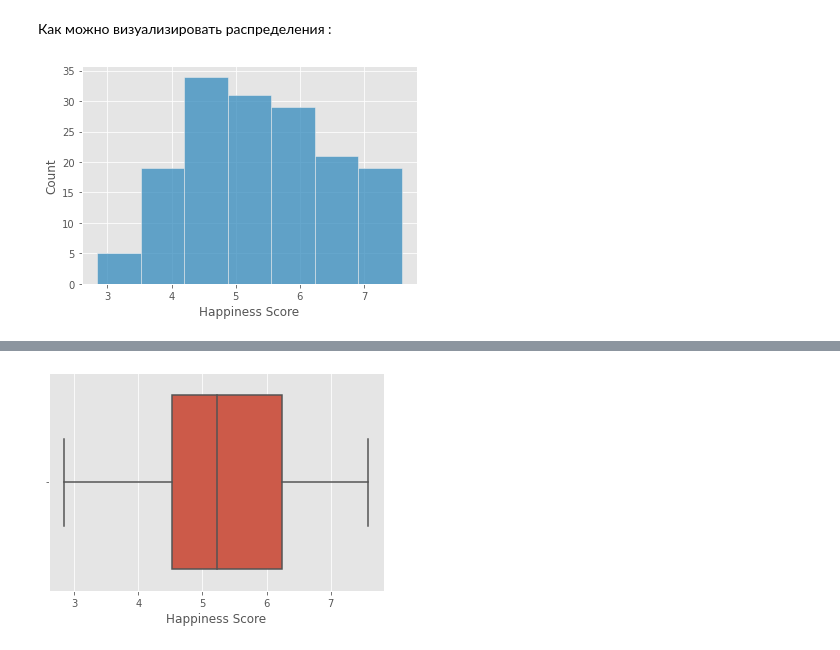
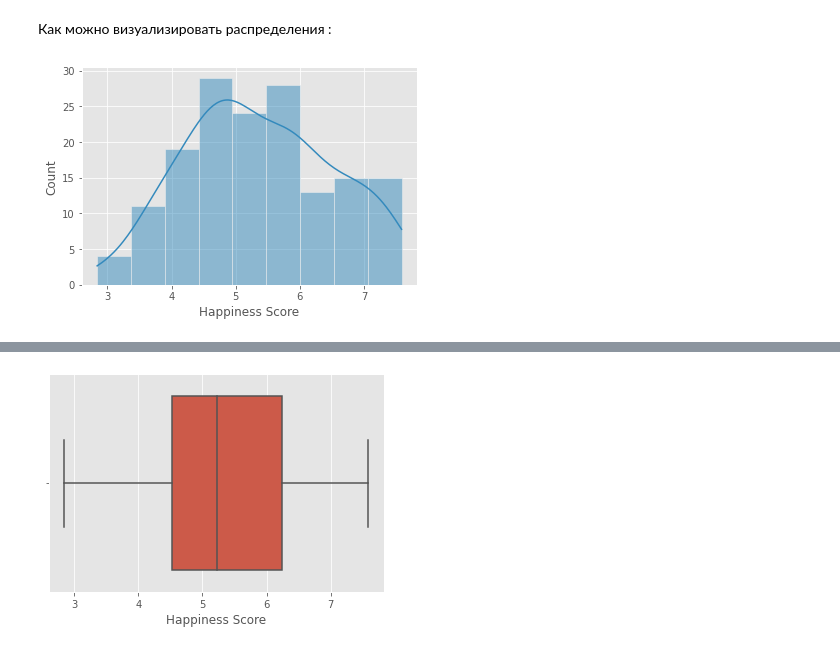
Before and after one commit to disimhot/hse_stat, a Jupyter notebook: Семинары/6_hyp-non-param.ipynb, the cells around one changed output, grey strips where cells are left out. Saved outputs shown, nothing was run; the diff lists cells and outputs as text; code cells hidden in the pictures.

```diff
--- a/Семинары/6_hyp-non-param.ipynb
+++ b/Семинары/6_hyp-non-param.ipynb
@@ -19,7 +19,7 @@ plt.style.use('ggplot')
 # %% [markdown]
 Будем исследовать данные про счастье :)
 # %%
-df_2015 = pd.read_csv("./data/2015.csv")
+df_2015 = pd.read_csv("../data/2015.csv")
 df_2015.head()
 # %% [output]
 |  | Country | Region | Happiness Rank | Happiness Score | Standard Error | Economy (GDP per Capita) | Family | ... |
@@ -66,6 +56,6 @@ Name: Happiness Score, dtype: float64
 # %% [markdown]
 Как можно визуализировать распределения :
 # %%
-sns.histplot(data=df_2015, x='Happiness Score', bins=7);
+sns.histplot(data=df_2015, x='Happiness Score', bins=9, kde=True);
 # %% [output]
-[figure, old version]
+[figure, new version]
```
Also changed, not shown: parts of 60 cells of this notebook, 27 other files.
